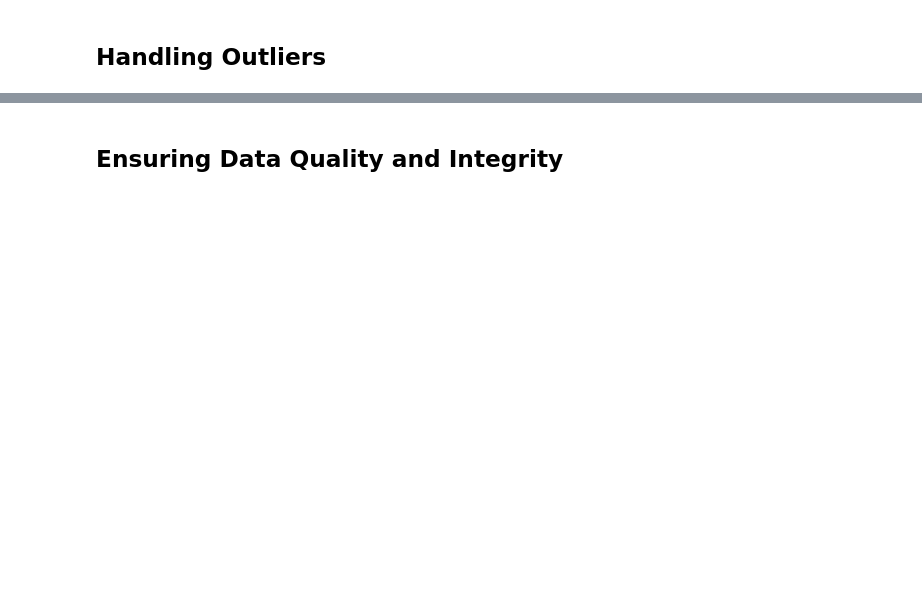
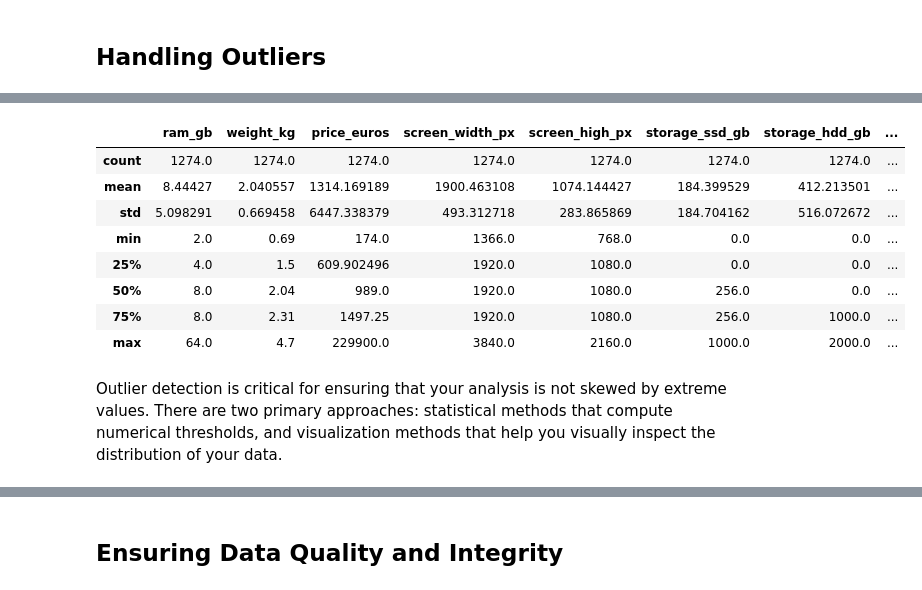
Before and after one commit to ervinstrmcnik/python-data-analytics, a Jupyter notebook: Part_05_Data_Wrangling_With_Pandas/Data_Wrangling_With_Pandas.ipynb, the cells around one changed output, grey strips where cells are left out. Drawn from its saved outputs; the diff is of its cells as text; code cells hidden in the pictures; blank space fills up the shorter version.

```diff
--- a/Part_05_Data_Wrangling_With_Pandas/Data_Wrangling_With_Pandas.ipynb
+++ b/Part_05_Data_Wrangling_With_Pandas/Data_Wrangling_With_Pandas.ipynb
@@ -1217,0 +1900,15 @@ Practical Exercise: Identify and handle outliers in the dataset.
+# %%
+# Check the value distribution in the manufacturer column
+laptops.describe()
+# %% [output]
+|  | ram_gb | weight_kg | price_euros | screen_width_px | screen_high_px | storage_ssd_gb | storage_hdd_gb | ... |
+| count | 1274.0 | 1274.0 | 1274.0 | 1274.0 | 1274.0 | 1274.0 | 1274.0 | ... |
+| mean | 8.44427 | 2.040557 | 1314.169189 | 1900.463108 | 1074.144427 | 184.399529 | 412.213501 | ... |
+| std | 5.098291 | 0.669458 | 6447.338379 | 493.312718 | 283.865869 | 184.704162 | 516.072672 | ... |
+| min | 2.0 | 0.69 | 174.0 | 1366.0 | 768.0 | 0.0 | 0.0 | ... |
+| 25% | 4.0 | 1.5 | 609.902496 | 1920.0 | 1080.0 | 0.0 | 0.0 | ... |
+| 50% | 8.0 | 2.04 | 989.0 | 1920.0 | 1080.0 | 256.0 | 0.0 | ... |
+| 75% | 8.0 | 2.31 | 1497.25 | 1920.0 | 1080.0 | 256.0 | 1000.0 | ... |
+| max | 64.0 | 4.7 | 229900.0 | 3840.0 | 2160.0 | 1000.0 | 2000.0 | ... |
+# %% [markdown]
+Outlier detection is critical for ensuring that your analysis is not skewed by extreme values. There are two primary approaches: statistical methods that compute numerical thresholds, and visualization methods that help you visually inspect the distribution of your data.
```
Also changed, not shown: parts of 152 cells of this notebook, 6 other files.
